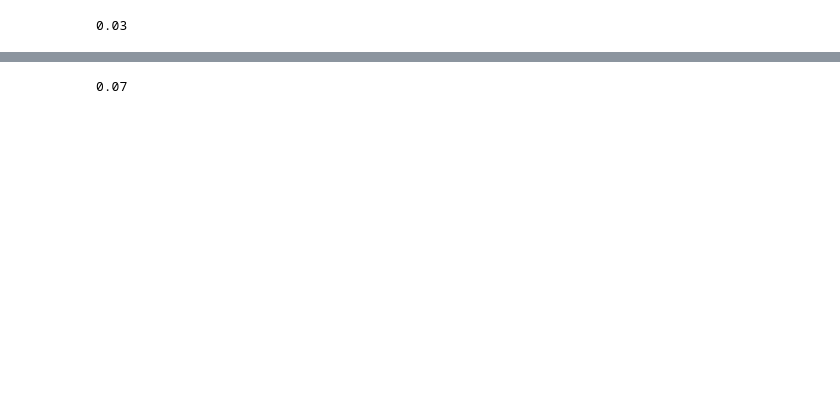
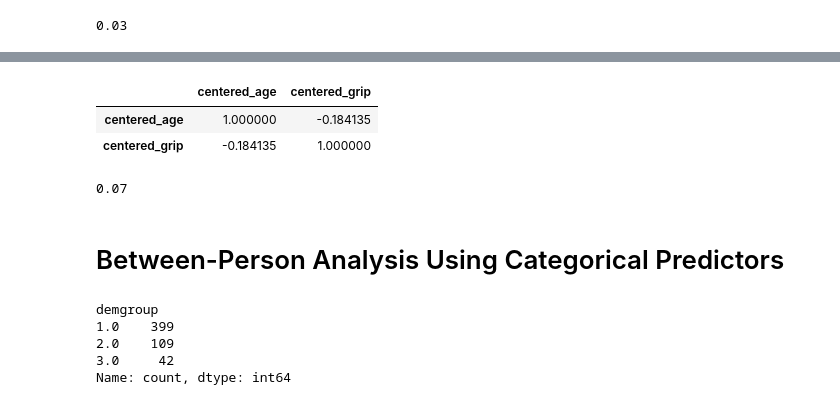
Before and after one commit to dado93/longitudinal-modeling, a Jupyter notebook: Chapters/02/02_Notebook.ipynb, the cells around one changed output, grey strips where cells are left out. Cells and saved outputs as stored; diff of their text form; code cells hidden in the pictures; blank space fills up the shorter version.

```diff
--- a/Chapters/02/02_Notebook.ipynb
+++ b/Chapters/02/02_Notebook.ipynb
@@ -154,4 +212,20 @@ Notes:
+# %%
+df.loc[:,[CENTERED_AGE_COL, CENTERED_GRIP_COL]].corr()
+# %% [output]
+|  | centered_age | centered_grip |
+| centered_age | 1.000000 | -0.184135 |
+| centered_grip | -0.184135 | 1.000000 |
 # %%
 print(f"{(empty_model.mse_resid-age_grip_model.mse_resid)/empty_model.mse_resid:.2f}")
 # %% [output]
 0.07
+# %% [markdown]
+# Between-Person Analysis Using Categorical Predictors
+# %%
+df["demgroup"].value_counts()
+# %% [output]
+demgroup
+1.0    399
+2.0    109
+3.0     42
+Name: count, dtype: int64
```
Also changed, not shown: parts of 30 cells of this notebook.
